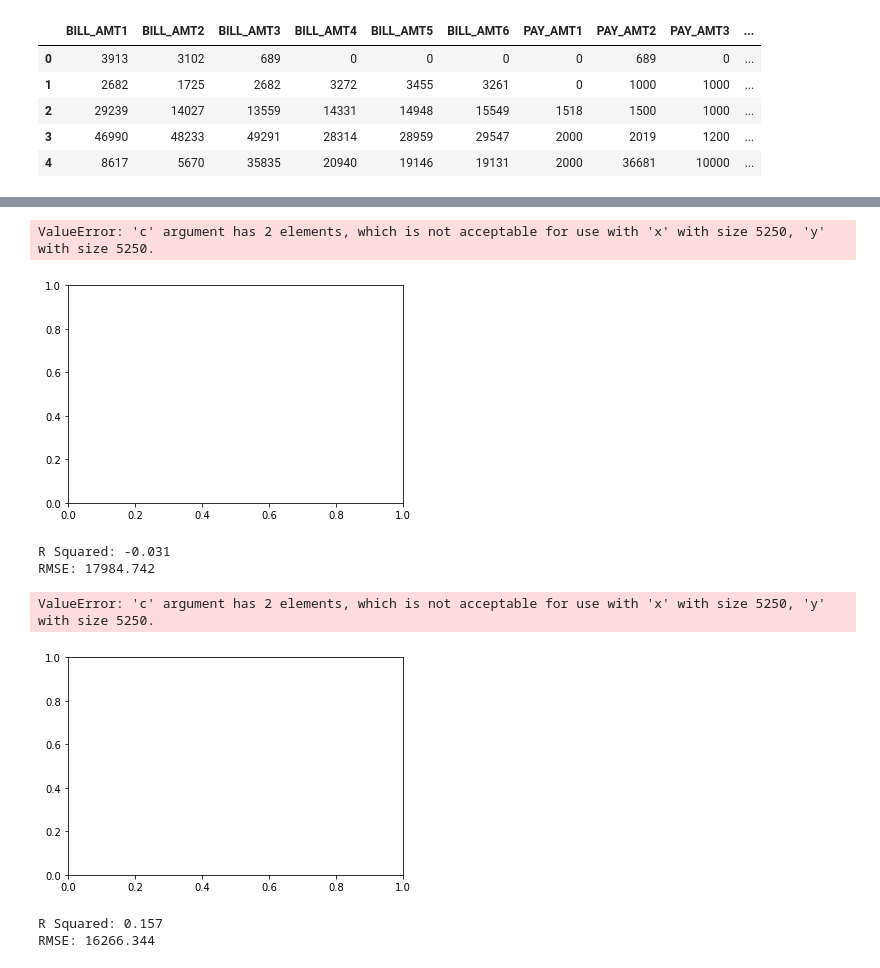
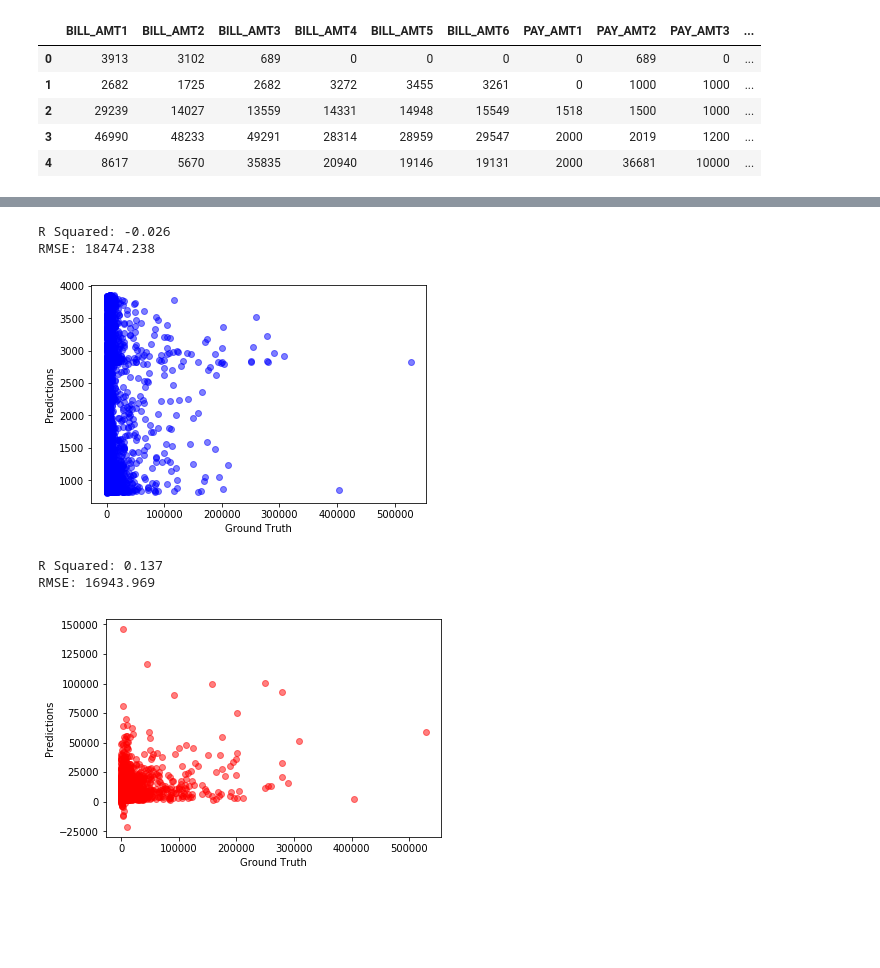
Before and after one commit to rjmclain1/DA1018UTA, a Jupyter notebook: C5T3_Regression.ipynb, the cells around one changed output, grey strips where cells are left out. Saved outputs shown, nothing was run; the diff lists cells and outputs as text; code cells hidden in the pictures; blank space fills up the shorter version.

```diff
--- a/C5T3_Regression.ipynb
+++ b/C5T3_Regression.ipynb
@@ -94,3 +94,7 @@ print(depVar)
 29998     1804
 29999     1000
 Name: PAY_AMT6, Length: 30000, dtype: int64
+# %%
+#X_train, X_test, y_train, y_test = train_test_split(X_train, y_train, test_size = 0.3, random_state = 0)
+xTrain, xTest, yTrain, yTest = train_test_split(features, depVar, test_size = 0.3, random_state = 0)
+xTrain.shape, xTest.shape
@@ -166,7 +167,7 @@ modelRF = RandomForestRegressor(n_estimators=100)
 modelLR = LinearRegression()
 # %%
 #Model Fitting
-modelRF.fit(X_train,y_train)
-print(cross_val_score(modelRF, X_train, y_train, cv=5))
-modelRF.score(X_train,y_train)
+modelRF.fit(xTrain,yTrain)
+print(cross_val_score(modelRF, xTrain, yTrain, cv=5))
+modelRF.score(xTrain,yTrain)
 # %% [output]
@@ -175,5 +176,5 @@ modelRF.score(X_train,y_train)
 # %%
-modelSVR.fit(X_train,y_train)
-print(cross_val_score(modelSVR, X_train, y_train, cv=5))
-modelSVR.score(X_train,y_train)
+modelSVR.fit(xTrain,yTrain)
+print(cross_val_score(modelSVR, xTrain, yTrain, cv=5))
+modelSVR.score(xTrain,yTrain)
 # %% [output]
@@ -199,36 +207,34 @@ RMSE: 16640.712
+# %%
+# Making SVR predictions
+predictions = modelSVR.predict(xTest)
+predRsquared = r2_score(yTest,predictions)
+rmse = sqrt(mean_squared_error(yTest, predictions))
+print('R Squared: %.3f' % predRsquared)
+print('RMSE: %.3f' % rmse)
+# %% [output]
+R Squared: -0.026
+RMSE: 18474.238
 # %%
-plt.scatter(y_test, predictions, color=['blue','green'], alpha = 0.5)
+plt.scatter(yTest, predictions, color='blue', alpha = 0.5)
 plt.xlabel('Ground Truth')
 plt.ylabel('Predictions')
 plt.show();
 # %% [output]
-ValueError: 'c' argument has 2 elements, which is not acceptable for use with 'x' with size 5250, 'y' with size 5250.
-[figure, old version]
+[figure, new version]
 # %%
-# Making SVR predictions
-predictions = modelSVR.predict(X_test)
-predRsquared = r2_score(y_test,predictions)
-rmse = sqrt(mean_squared_error(y_test, predictions))
+# Making Linear Regression predictions
+predictions = modelLR.predict(xTest)
+predRsquared = r2_score(yTest,predictions)
+rmse = sqrt(mean_squared_error(yTest, predictions))
 print('R Squared: %.3f' % predRsquared)
 print('RMSE: %.3f' % rmse)
 # %% [output]
-R Squared: -0.031
-RMSE: 17984.742
+R Squared: 0.137
+RMSE: 16943.969
 # %%
-plt.scatter(y_test, predictions, color=['blue','green'], alpha = 0.5)
+plt.scatter(yTest, predictions, color='red', alpha = 0.5)
 plt.xlabel('Ground Truth')
 plt.ylabel('Predictions')
 plt.show();
 # %% [output]
-ValueError: 'c' argument has 2 elements, which is not acceptable for use with 'x' with size 5250, 'y' with size 5250.
-[figure, old version]
+[figure, new version]
-# %%
-# Making Linear Regression predictions
-predictions = modelLR.predict(X_test)
-predRsquared = r2_score(y_test,predictions)
-rmse = sqrt(mean_squared_error(y_test, predictions))
-print('R Squared: %.3f' % predRsquared)
-print('RMSE: %.3f' % rmse)
-# %% [output]
-R Squared: 0.157
-RMSE: 16266.344
```
Also changed, not shown: parts of 12 cells of this notebook, 1 other file.
